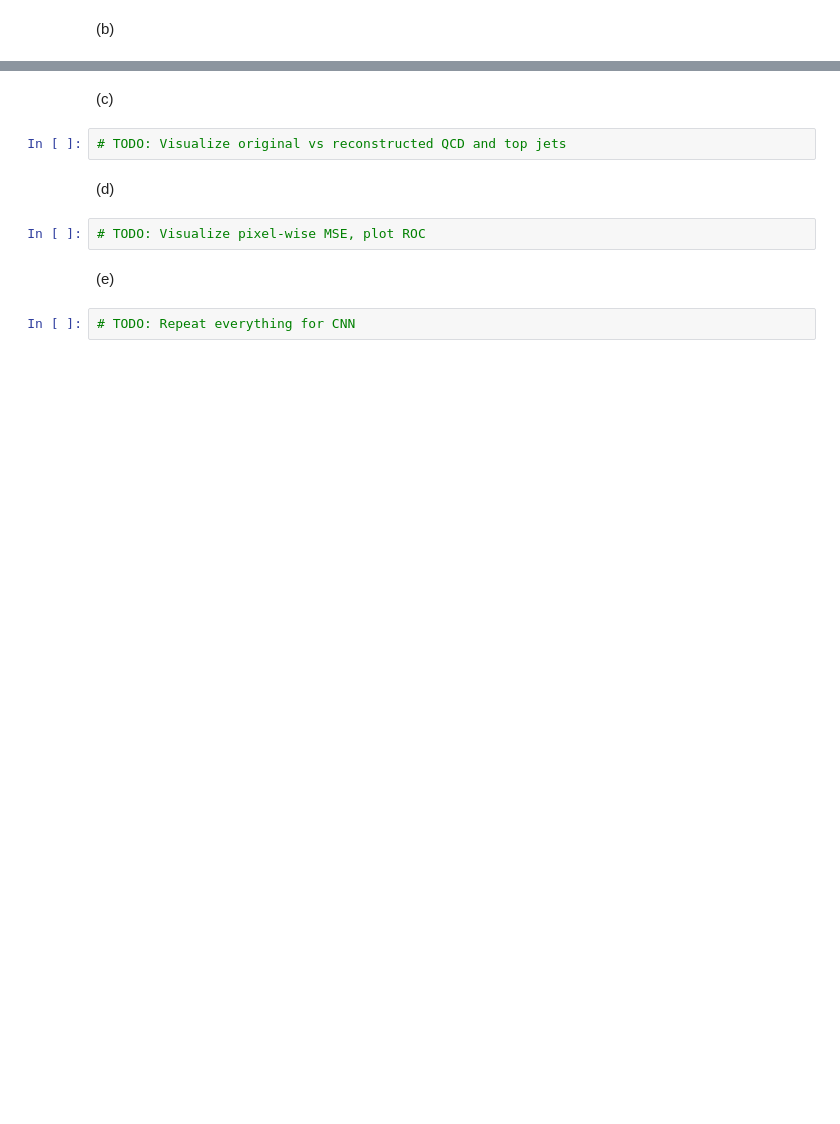
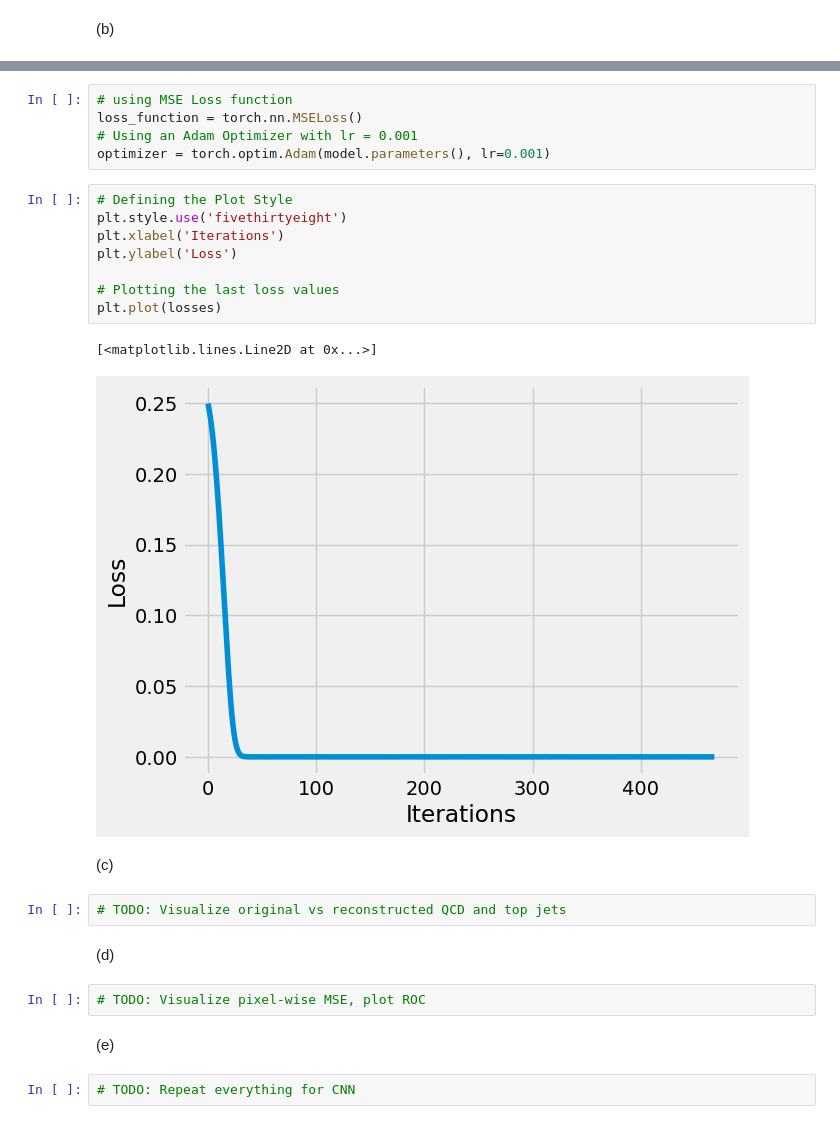
Before and after one commit to phopopo/mlph2023-Exercises, a Jupyter notebook: sheet08.ipynb, the cells around one changed output, grey strips where cells are left out. Saved outputs shown, nothing was run; the diff lists cells and outputs as text; blank space fills up the shorter version.

```diff
--- a/sheet08.ipynb
+++ b/sheet08.ipynb
@@ -323,3 +464,19 @@ AttributeError: 'Sequential' object has no attribute 'Sequential'
+# %%
+# using MSE Loss function
+loss_function = torch.nn.MSELoss()
+# Using an Adam Optimizer with lr = 0.001
+optimizer = torch.optim.Adam(model.parameters(), lr=0.001)
+# %%
+# Defining the Plot Style
+plt.style.use('fivethirtyeight')
+plt.xlabel('Iterations')
+plt.ylabel('Loss')
+
+# Plotting the last loss values
+plt.plot(losses)
+# %% [output]
+[<matplotlib.lines.Line2D at 0x...>]
+[figure, added]
 # %% [markdown]
 (c)
 # %%
```
Also changed, not shown: parts of 9 cells of this notebook, 3 other files.
